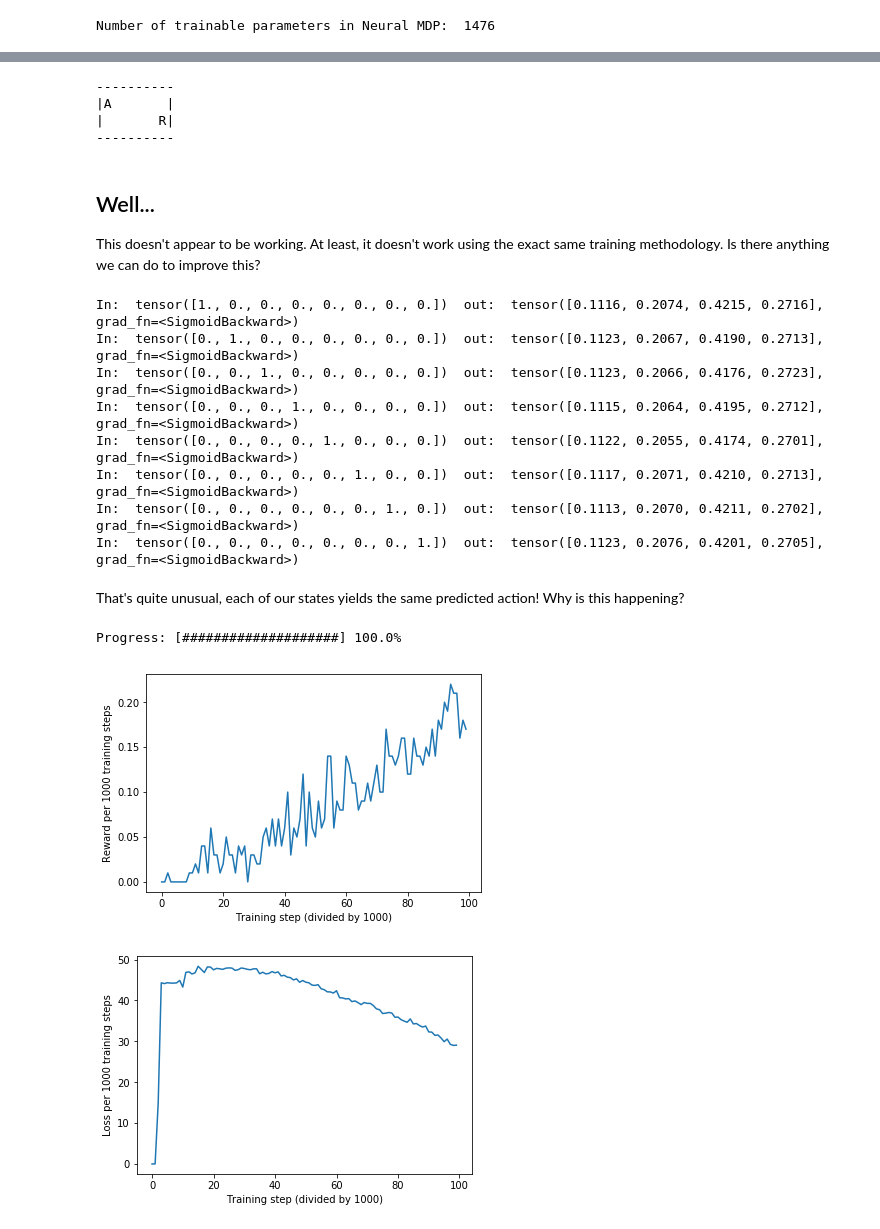
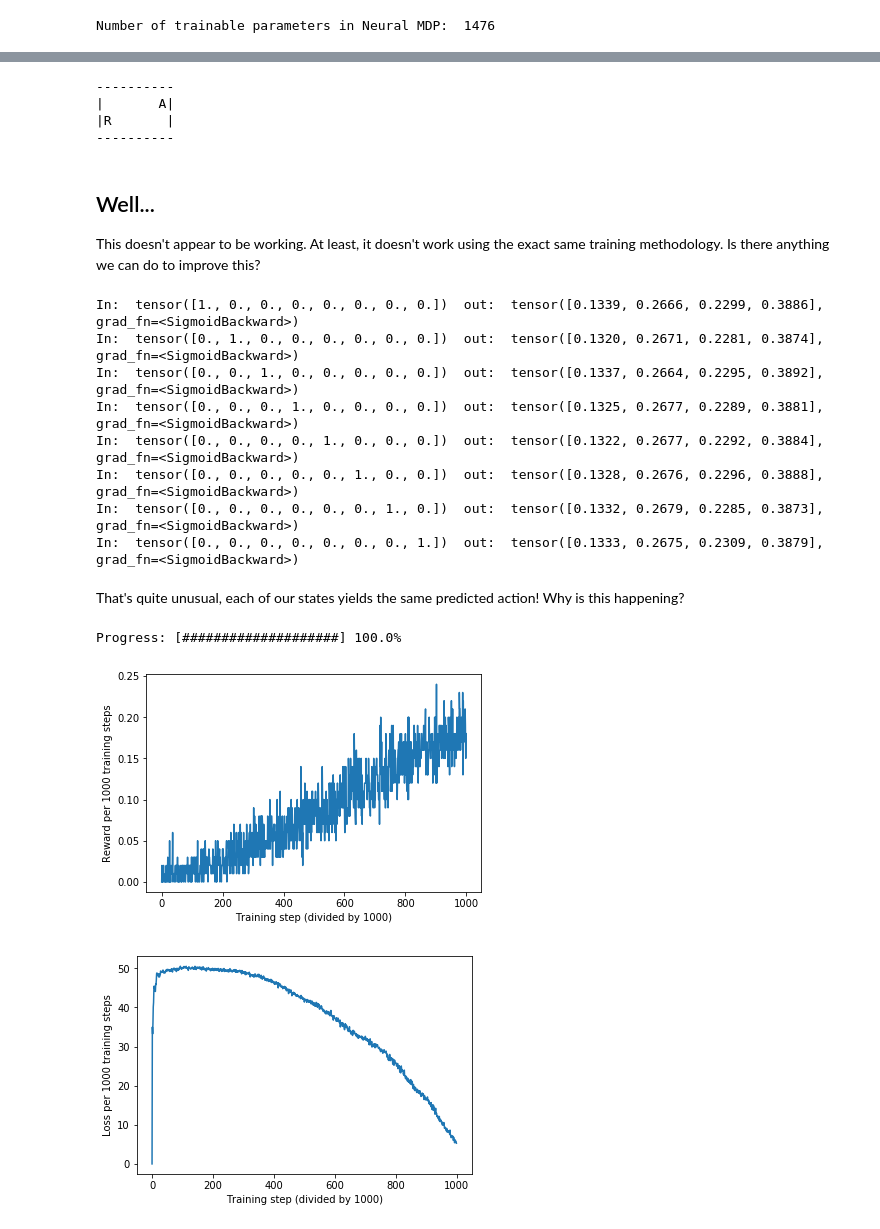
Before and after one commit to JayWalker512/Babys-First-Reinforcement-Learning, a Jupyter notebook: Baby's First Reinforcement Learning.ipynb, the cells around one changed output, grey strips where cells are left out. Saved outputs shown, nothing was run; the diff lists cells and outputs as text; code cells hidden in the pictures.

Commit message:
Wow, letting the network train longer actually was able to perform just as well/almost better than the plain MDP.

```diff
--- a/Baby's First Reinforcement Learning.ipynb
+++ b/Baby's First Reinforcement Learning.ipynb
@@ -268,7 +269,7 @@ for i in range(0, training_steps):
     if reward > 0: #Only if we got a reward do we backpropogate and adjust any network weights
         for h in history:
             optimizer.zero_grad()
-            loss_immediate = criteria(h["action_predicted"], h["action_taken"])
+            loss_immediate = criteria(neural_mdp(h["state"]), h["action_taken"])
             loss_immediate.backward(retain_graph=True)
             loss_sum += loss_immediate
             optimizer.step()
@@ -318,8 +319,8 @@ for i in range(0,50):
     time.sleep(0.5)
 # %% [output]
 ----------
-|A       |
-|       R|
+|       A|
+|R       |
 ----------
 # %% [markdown]
 Well...
@@ -340,14 +341,14 @@ print_states_predictions(neural_mdp)
 if tensor_list[0] is tensor_list[1]:
     print("Yeah, they're the same")
 # %% [output]
-In:  tensor([1., 0., 0., 0., 0., 0., 0., 0.])  out:  tensor([0.1116, 0.2074, 0.4215, 0.2716], grad_fn=<SigmoidBackward>)
-In:  tensor([0., 1., 0., 0., 0., 0., 0., 0.])  out:  tensor([0.1123, 0.2067, 0.4190, 0.2713], grad_fn=<SigmoidBackward>)
-In:  tensor([0., 0., 1., 0., 0., 0., 0., 0.])  out:  tensor([0.1123, 0.2066, 0.4176, 0.2723], grad_fn=<SigmoidBackward>)
-In:  tensor([0., 0., 0., 1., 0., 0., 0., 0.])  out:  tensor([0.1115, 0.2064, 0.4195, 0.2712], grad_fn=<SigmoidBackward>)
-In:  tensor([0., 0., 0., 0., 1., 0., 0., 0.])  out:  tensor([0.1122, 0.2055, 0.4174, 0.2701], grad_fn=<SigmoidBackward>)
-In:  tensor([0., 0., 0., 0., 0., 1., 0., 0.])  out:  tensor([0.1117, 0.2071, 0.4210, 0.2713], grad_fn=<SigmoidBackward>)
-In:  tensor([0., 0., 0., 0., 0., 0., 1., 0.])  out:  tensor([0.1113, 0.2070, 0.4211, 0.2702], grad_fn=<SigmoidBackward>)
-In:  tensor([0., 0., 0., 0., 0., 0., 0., 1.])  out:  tensor([0.1123, 0.2076, 0.4201, 0.2705], grad_fn=<SigmoidBackward>)
+In:  tensor([1., 0., 0., 0., 0., 0., 0., 0.])  out:  tensor([0.1339, 0.2666, 0.2299, 0.3886], grad_fn=<SigmoidBackward>)
+In:  tensor([0., 1., 0., 0., 0., 0., 0., 0.])  out:  tensor([0.1320, 0.2671, 0.2281, 0.3874], grad_fn=<SigmoidBackward>)
+In:  tensor([0., 0., 1., 0., 0., 0., 0., 0.])  out:  tensor([0.1337, 0.2664, 0.2295, 0.3892], grad_fn=<SigmoidBackward>)
+In:  tensor([0., 0., 0., 1., 0., 0., 0., 0.])  out:  tensor([0.1325, 0.2677, 0.2289, 0.3881], grad_fn=<SigmoidBackward>)
+In:  tensor([0., 0., 0., 0., 1., 0., 0., 0.])  out:  tensor([0.1322, 0.2677, 0.2292, 0.3884], grad_fn=<SigmoidBackward>)
+In:  tensor([0., 0., 0., 0., 0., 1., 0., 0.])  out:  tensor([0.1328, 0.2676, 0.2296, 0.3888], grad_fn=<SigmoidBackward>)
+In:  tensor([0., 0., 0., 0., 0., 0., 1., 0.])  out:  tensor([0.1332, 0.2679, 0.2285, 0.3873], grad_fn=<SigmoidBackward>)
+In:  tensor([0., 0., 0., 0., 0., 0., 0., 1.])  out:  tensor([0.1333, 0.2675, 0.2309, 0.3879], grad_fn=<SigmoidBackward>)
 # %% [markdown]
 That's quite unusual, each of our states yields the same predicted action! Why is this happening?
 # %%
@@ -360,7 +361,7 @@ That's quite unusual, each of our states yields the same predicted action! Why i
 neural_mdp = NeuralNet(input_size, hidden_size, output_size, num_layers = 1) #maybe we'll play with the other parameters later
 
 #Modify our algorithm to keep a buffer of past state->action sequences that ended in a reward.
-training_steps = 10000
+training_steps = 100000
 initial_epsilon = 1
 epsilon = initial_epsilon
 anneal_epsilon = True #do we decrease epsilon over time?
@@ -411,35 +412,35 @@ for i in range(0, training_steps):
         cumulative_loss_trend += loss_sum.item()
 
     #We just "turn down" epsilon by a linear interpolation from initial_epsilon to 0.
     if anneal_epsilon:
         epsilon_lerp = initial_epsilon / training_steps
         epsilon = epsilon - epsilon_lerp
         if epsilon < 0:
             epsilon = 0 #might happen due to floating point error stacking up?
 
     if i % trend_interval == 0:
         reward_trends.append(cumulative_reward_trend / trend_interval)
         cumulative_reward_trend = 0
         progress.update(i).draw()
         loss_trends.append(cumulative_loss_trend / trend_interval)
         print("Loss: ", cumulative_loss_trend)
         cumulative_loss_trend = 0
 
 progress.update(training_steps).draw()
 
 plt.plot(range(len(reward_trends)), reward_trends)
 plt.ylabel("Reward per 1000 training steps")
 plt.xlabel("Training step (divided by 1000)")
 plt.show()
 
 plt.plot(range(len(loss_trends)), loss_trends)
 plt.ylabel("Loss per 1000 training steps")
 plt.xlabel("Training step (divided by 1000)")
 plt.show()
 # %% [output]
 Progress: [####################] 100.0%
-[figure, old version]
+[figure, new version]
-[figure, old version]
+[figure, new version]
 # %%
 #What does the output look like for each possible state? Maybe we (humans) can learn something from it...
 def print_states_predictions(nnmdp):
```
Also changed, not shown: parts of 5 cells of this notebook.
